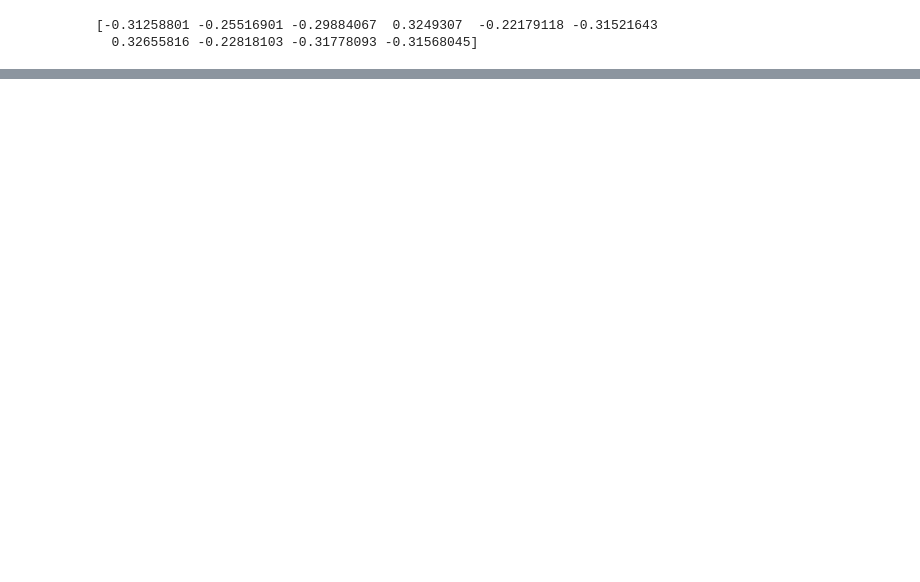
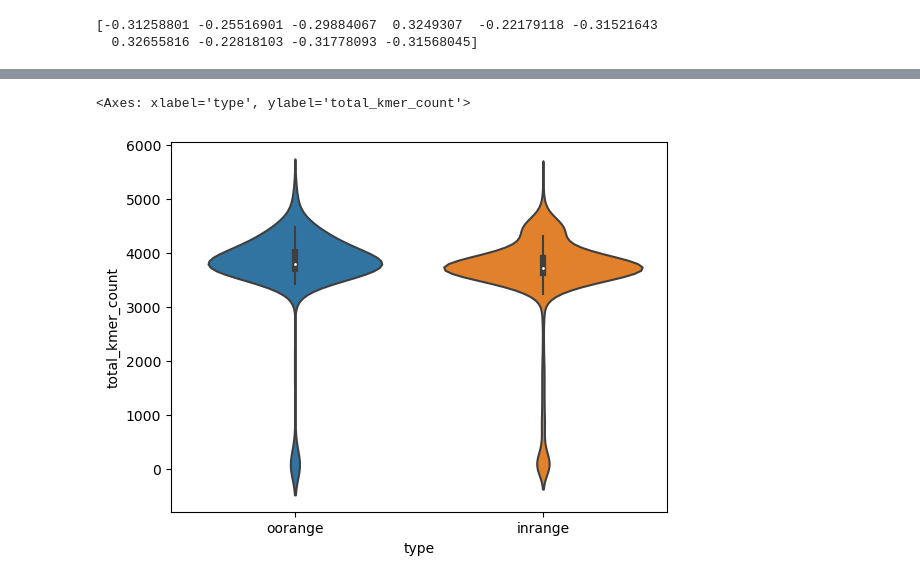
Before and after one commit to dibsondivya/amr-prediction, a Jupyter notebook: scripts/manuscript.ipynb, the cells around one changed output, grey strips where cells are left out. Drawn from its saved outputs; the diff is of its cells as text; code cells hidden in the pictures; blank space fills up the shorter version.

```diff
--- a/scripts/manuscript.ipynb
+++ b/scripts/manuscript.ipynb
@@ -611,0 +404,2 @@ Y.to_csv('/rds/general/project/hda-22-23/live/Summer_projects/dds122/data/10-30-
+# %%
+inrange_X = pd.read_csv('/rds/general/project/hda-22-23/live/Summer_projects/dds122/data/05-25-2023/10ribo_X_train_readfile_by_all_absence_df_k21.csv', index_col = 0)
@@ -743,0 +659,3 @@ for i in inrange_normalized_confidences:
+# %%
+oor_kmer_df = pd.DataFrame(X.sum(axis=1), columns = ['total_kmer_count'])
+oor_kmer_df
@@ -743,0 +676,3 @@ for i in inrange_normalized_confidences:
+# %%
+inrange_kmer_df = pd.DataFrame(inrange_X.sum(axis=1), columns = ['total_kmer_count'])
+inrange_kmer_df
@@ -743,0 +693,9 @@ for i in inrange_normalized_confidences:
+# %%
+inrange_kmer_df['type'] = 'inrange'
+oor_kmer_df['type'] = 'oorange'
+comb_kmer_df = pd.concat([oor_kmer_df, inrange_kmer_df])
+
+sns.violinplot(x="type", y="total_kmer_count", data=comb_kmer_df)
+# %% [output]
+<Axes: xlabel='type', ylabel='total_kmer_count'>
+[figure, added]
```
Also changed, not shown: parts of 76 cells of this notebook.
